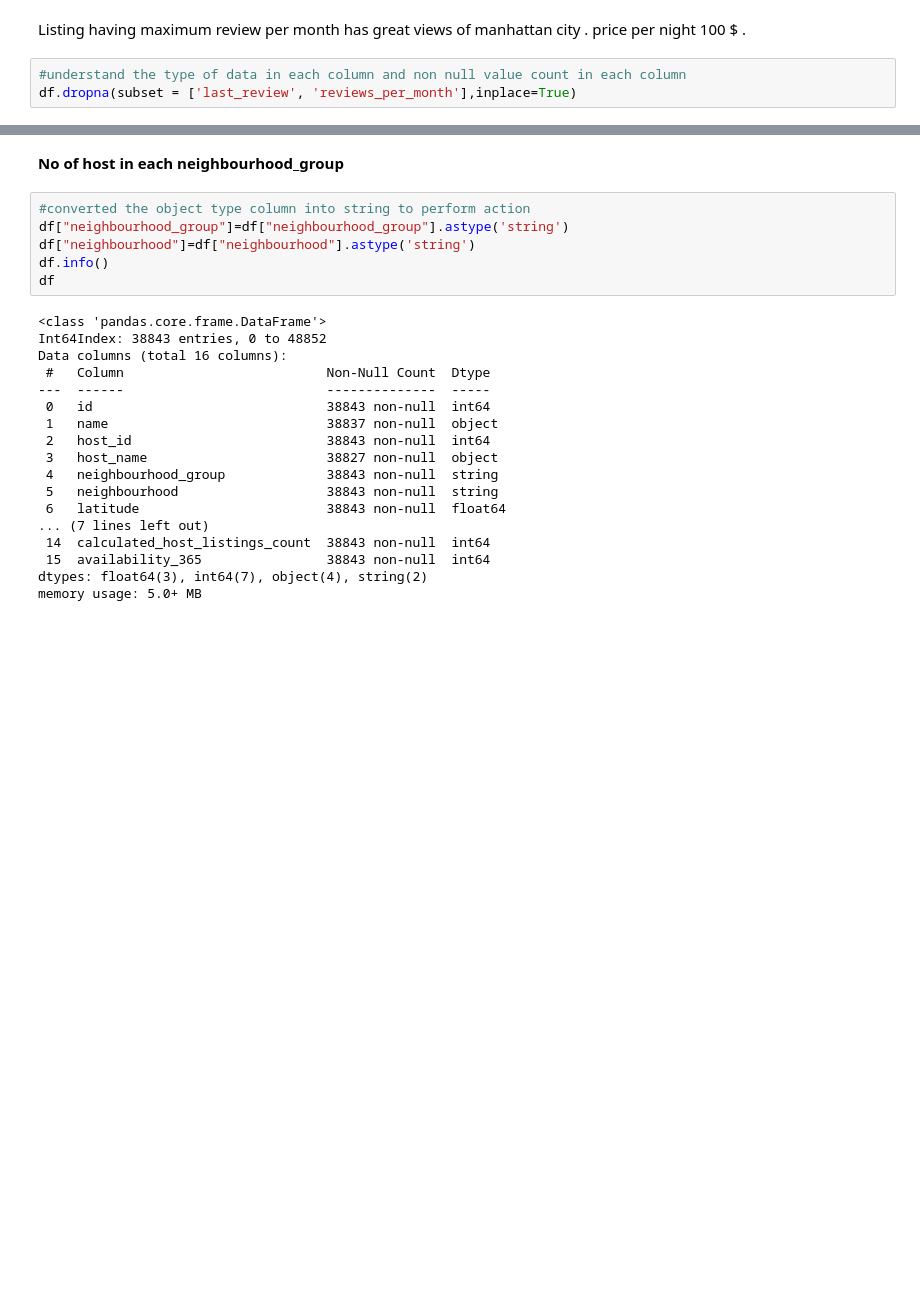
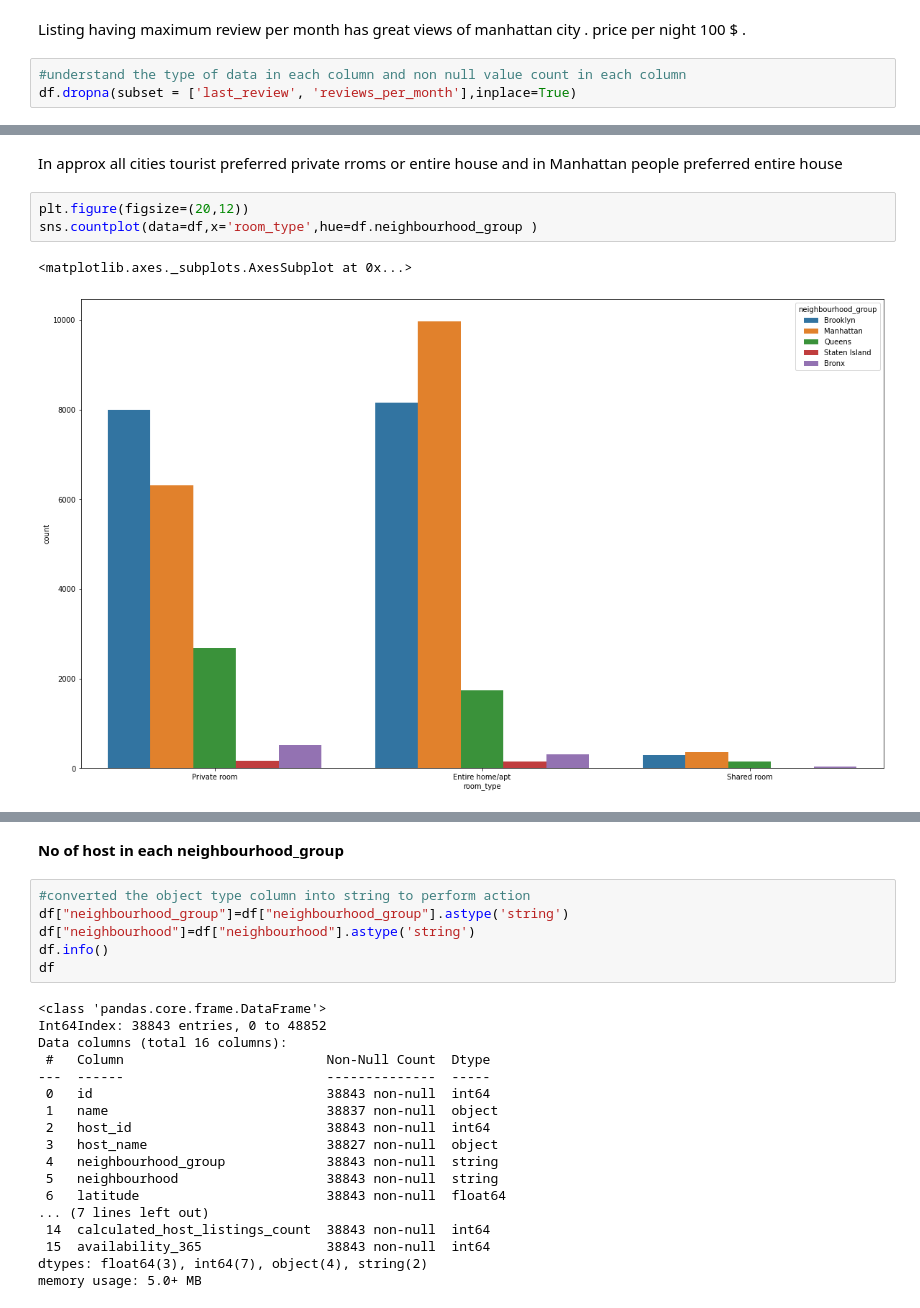
Before and after one commit to mkundhal/Airbnb-Bookings-Analysis---Capstone-Project, a Jupyter notebook: Mandeep_Airbnb_Bookings_Analysis_Capstone_Project.ipynb, the cells around one changed output, grey strips where cells are left out. Saved outputs shown, nothing was run; the diff lists cells and outputs as text; blank space fills up the shorter version.

```diff
--- a/Mandeep_Airbnb_Bookings_Analysis_Capstone_Project.ipynb
+++ b/Mandeep_Airbnb_Bookings_Analysis_Capstone_Project.ipynb
@@ -379,0 +412,8 @@ df.dropna(subset = ['last_review', 'reviews_per_month'],inplace=True)
+# %% [markdown]
+In approx all cities tourist preferred private rroms or entire house and in Manhattan people preferred entire house
+# %%
+plt.figure(figsize=(20,12))
+sns.countplot(data=df,x='room_type',hue=df.neighbourhood_group )
+# %% [output]
+<matplotlib.axes._subplots.AxesSubplot at 0x...>
+[figure, added]
```
Also changed, not shown: parts of 10 cells of this notebook.
